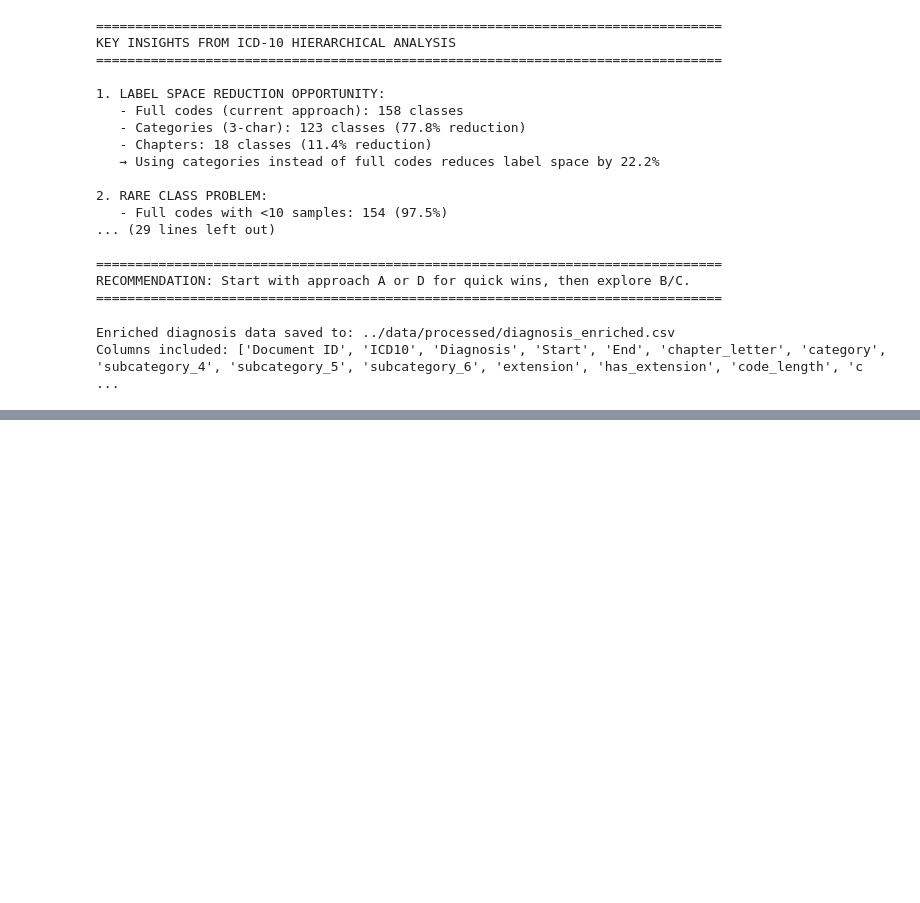
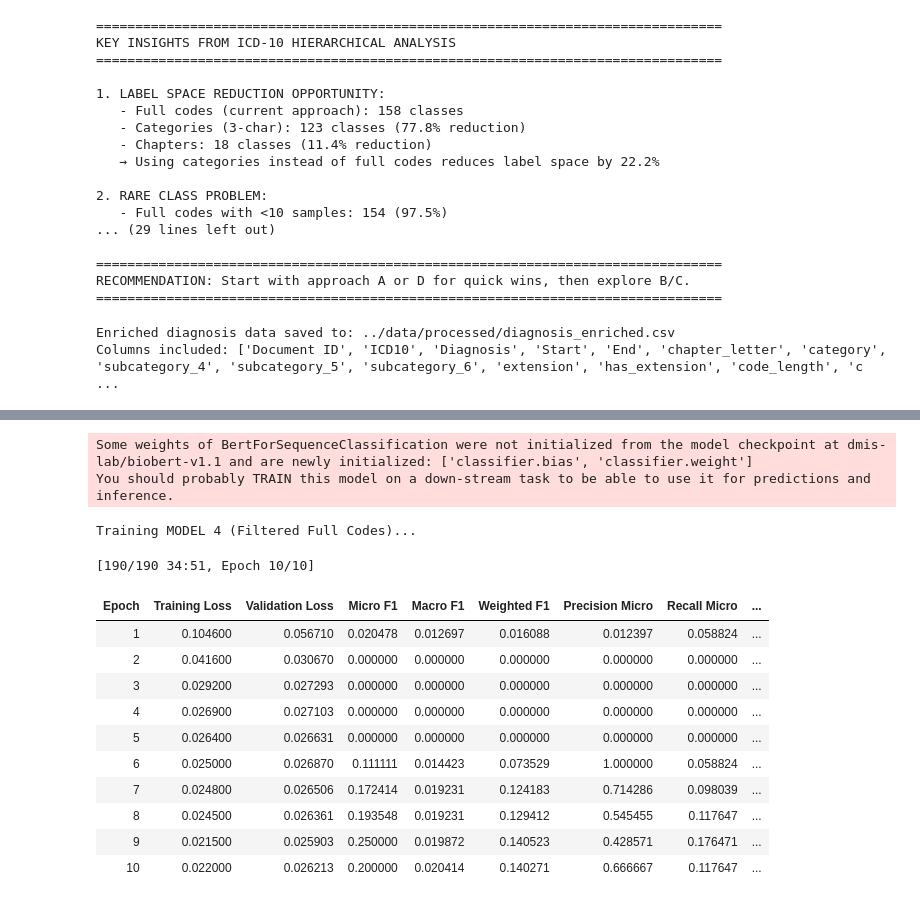
Before and after one commit to alexretana/clinical-nlp-claims-processing, a Jupyter notebook: notebooks/01_BioBERT_Fine-Tuning_NLP.ipynb, the cells around one changed output, grey strips where cells are left out. Cells and saved outputs as stored; diff of their text form; code cells hidden in the pictures; blank space fills up the shorter version.

```diff
--- a/notebooks/01_BioBERT_Fine-Tuning_NLP.ipynb
+++ b/notebooks/01_BioBERT_Fine-Tuning_NLP.ipynb
@@ -1326,0 +1600,56 @@ print("Results saved to '../outputs/model_comparison_results.csv'")
+# %%
+# Train MODEL 4
+
+model_filtered = AutoModelForSequenceClassification.from_pretrained(
+    biobert_name,
+    num_labels=len(mlb_filtered.classes_),
+    problem_type='multi_label_classification'
+)
+
+training_args_filtered = TrainingArguments(
+    output_dir='../models/model4-filtered-full',
+    eval_strategy='epoch',
+    save_strategy='epoch',
+    learning_rate=3e-5,
+    per_device_train_batch_size=8,
+    per_device_eval_batch_size=8,
+    num_train_epochs=10,
+    weight_decay=0.01,
+    load_best_model_at_end=True,
+    metric_for_best_model='macro_f1',
+    logging_steps=10,
+    fp16=torch.cuda.is_available(),
+    warmup_ratio=0.1,
+    report_to='none',
+    save_total_limit=2
+)
+
+trainer_filtered = AsymmetricTrainer(
+    model=model_filtered,
+    args=training_args_filtered,
+    train_dataset=train_dataset_filtered,
+    eval_dataset=val_dataset_filtered,
+    compute_metrics=compute_metrics_initial,
+)
+
+print("Training MODEL 4 (Filtered Full Codes)...\n")
+filtered_train_result = trainer_filtered.train()
+
+print("\n=== MODEL 4 Training Complete ===")
+print(f"Training loss: {filtered_train_result.training_loss:.4f}")
+# %% [output]
+Some weights of BertForSequenceClassification were not initialized from the model checkpoint at dmis-lab/biobert-v1.1 and are newly initialized: ['classifier.bias', 'classifier.weight']
+You should probably TRAIN this model on a down-stream task to be able to use it for predictions and inference.
+Training MODEL 4 (Filtered Full Codes)...
+[190/190 34:51, Epoch 10/10]
+| Epoch | Training Loss | Validation Loss | Micro F1 | Macro F1 | Weighted F1 | Precision Micro | Recall Micro | ... |
+| 1 | 0.104600 | 0.056710 | 0.020478 | 0.012697 | 0.016088 | 0.012397 | 0.058824 | ... |
+| 2 | 0.041600 | 0.030670 | 0.000000 | 0.000000 | 0.000000 | 0.000000 | 0.000000 | ... |
+| 3 | 0.029200 | 0.027293 | 0.000000 | 0.000000 | 0.000000 | 0.000000 | 0.000000 | ... |
+| 4 | 0.026900 | 0.027103 | 0.000000 | 0.000000 | 0.000000 | 0.000000 | 0.000000 | ... |
+| 5 | 0.026400 | 0.026631 | 0.000000 | 0.000000 | 0.000000 | 0.000000 | 0.000000 | ... |
+| 6 | 0.025000 | 0.026870 | 0.111111 | 0.014423 | 0.073529 | 1.000000 | 0.058824 | ... |
+| 7 | 0.024800 | 0.026506 | 0.172414 | 0.019231 | 0.124183 | 0.714286 | 0.098039 | ... |
+| 8 | 0.024500 | 0.026361 | 0.193548 | 0.019231 | 0.129412 | 0.545455 | 0.117647 | ... |
+| 9 | 0.021500 | 0.025903 | 0.250000 | 0.019872 | 0.140523 | 0.428571 | 0.176471 | ... |
+| 10 | 0.022000 | 0.026213 | 0.200000 | 0.020414 | 0.140271 | 0.666667 | 0.117647 | ... |
```
Also changed, not shown: parts of 70 cells of this notebook, 5 other files.
